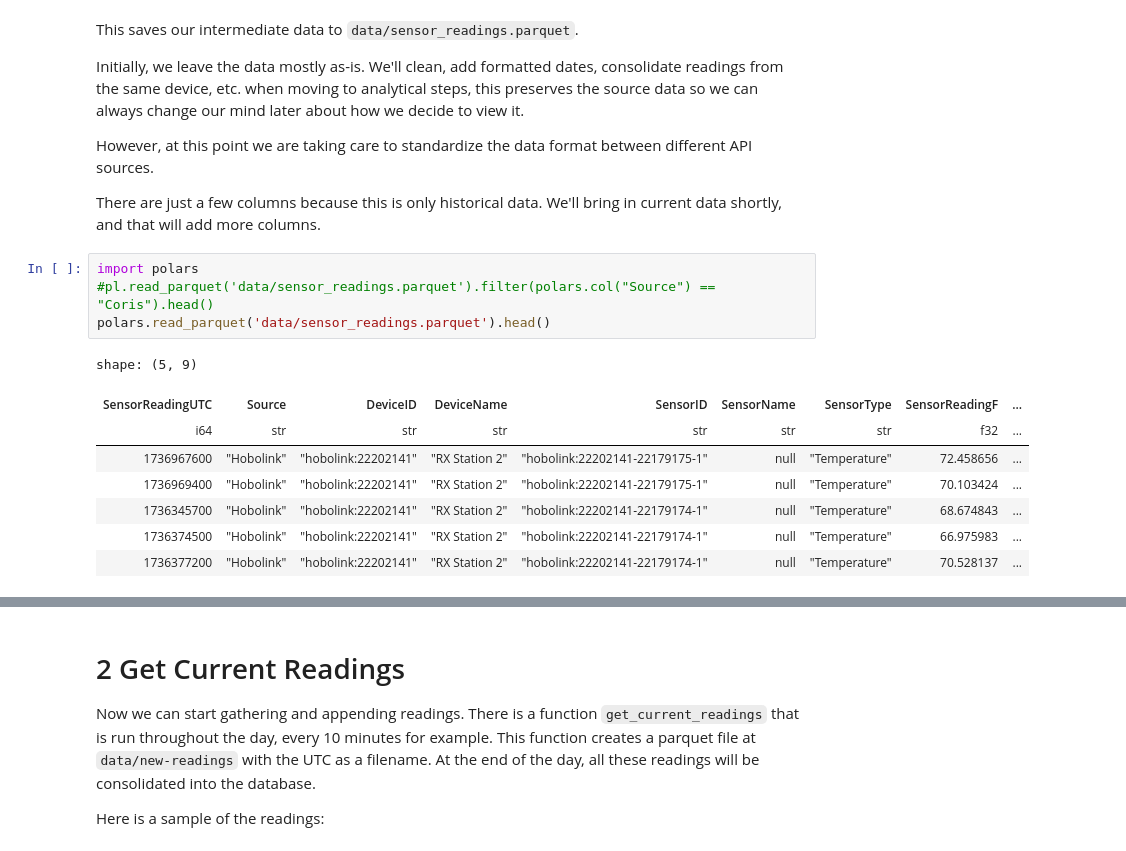
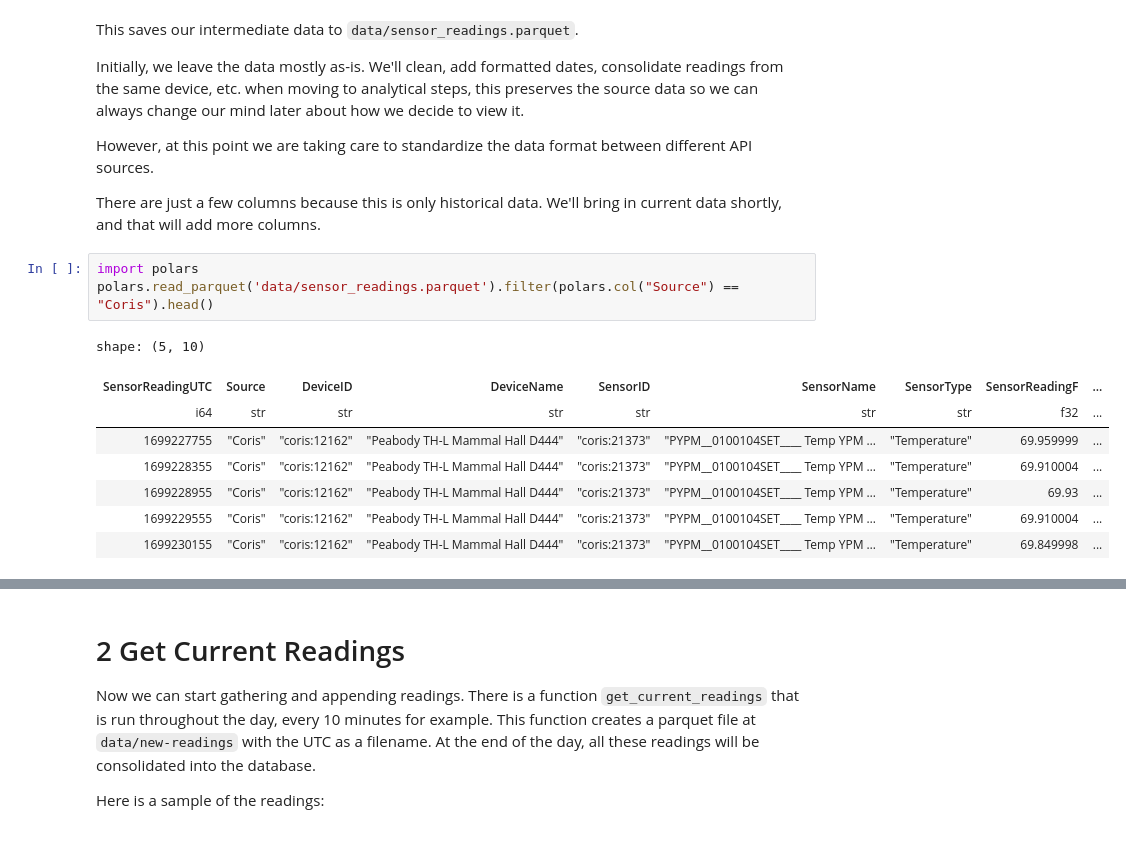
Before and after one commit to Environmental-Pipeline/environmental-sensor-poc, a Jupyter notebook: examples-cron.ipynb, the cells around one changed output, grey strips where cells are left out. Saved outputs shown, nothing was run; the diff lists cells and outputs as text.

```diff
--- a/examples-cron.ipynb
+++ b/examples-cron.ipynb
@@ -55,14 +55,13 @@ However, at this point we are taking care to standardize the data format between
 There are just a few columns because this is only historical data. We'll bring in current data shortly, and that will add more columns.
 # %%
 import polars
-#pl.read_parquet('data/sensor_readings.parquet').filter(polars.col("Source") == "Coris").head()
-polars.read_parquet('data/sensor_readings.parquet').head()
+polars.read_parquet('data/sensor_readings.parquet').filter(polars.col("Source") == "Coris").head()
 # %% [output]
-shape: (5, 9)
+shape: (5, 10)
 | SensorReadingUTC | Source | DeviceID | DeviceName | SensorID | SensorName | SensorType | SensorReadingF | ... |
 | i64 | str | str | str | str | str | str | f32 | ... |
-| 1736967600 | "Hobolink" | "hobolink:22202141" | "RX Station 2" | "hobolink:22202141-22179175-1" | null | "Temperature" | 72.458656 | ... |
-| 1736969400 | "Hobolink" | "hobolink:22202141" | "RX Station 2" | "hobolink:22202141-22179175-1" | null | "Temperature" | 70.103424 | ... |
-| 1736345700 | "Hobolink" | "hobolink:22202141" | "RX Station 2" | "hobolink:22202141-22179174-1" | null | "Temperature" | 68.674843 | ... |
-| 1736374500 | "Hobolink" | "hobolink:22202141" | "RX Station 2" | "hobolink:22202141-22179174-1" | null | "Temperature" | 66.975983 | ... |
-| 1736377200 | "Hobolink" | "hobolink:22202141" | "RX Station 2" | "hobolink:22202141-22179174-1" | null | "Temperature" | 70.528137 | ... |
+| 1699227755 | "Coris" | "coris:12162" | "Peabody TH-L Mammal Hall D444" | "coris:21373" | "PYPM__0100104SET____ Temp YPM … | "Temperature" | 69.959999 | ... |
+| 1699228355 | "Coris" | "coris:12162" | "Peabody TH-L Mammal Hall D444" | "coris:21373" | "PYPM__0100104SET____ Temp YPM … | "Temperature" | 69.910004 | ... |
+| 1699228955 | "Coris" | "coris:12162" | "Peabody TH-L Mammal Hall D444" | "coris:21373" | "PYPM__0100104SET____ Temp YPM … | "Temperature" | 69.93 | ... |
+| 1699229555 | "Coris" | "coris:12162" | "Peabody TH-L Mammal Hall D444" | "coris:21373" | "PYPM__0100104SET____ Temp YPM … | "Temperature" | 69.910004 | ... |
+| 1699230155 | "Coris" | "coris:12162" | "Peabody TH-L Mammal Hall D444" | "coris:21373" | "PYPM__0100104SET____ Temp YPM … | "Temperature" | 69.849998 | ... |
```
Also changed, not shown: parts of 18 cells of this notebook, 1 other file.
